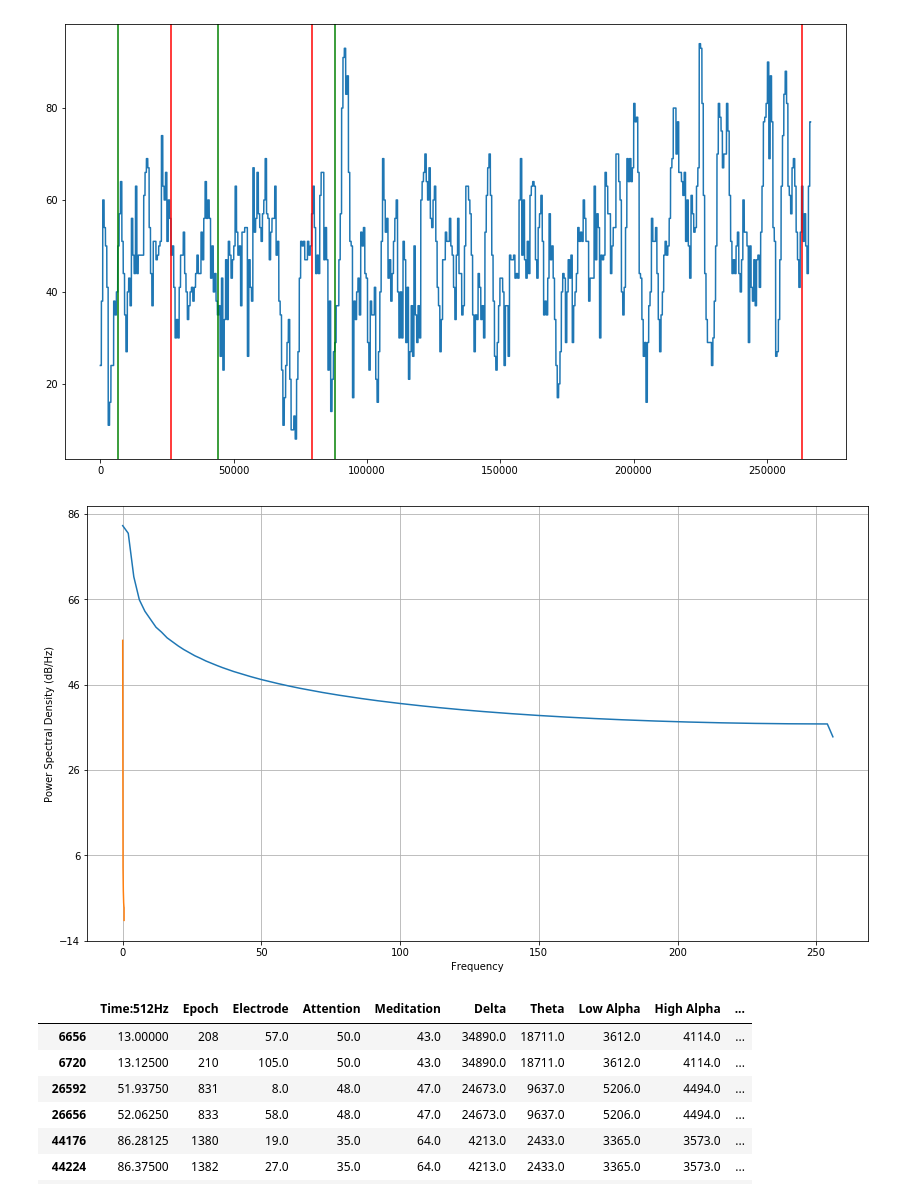
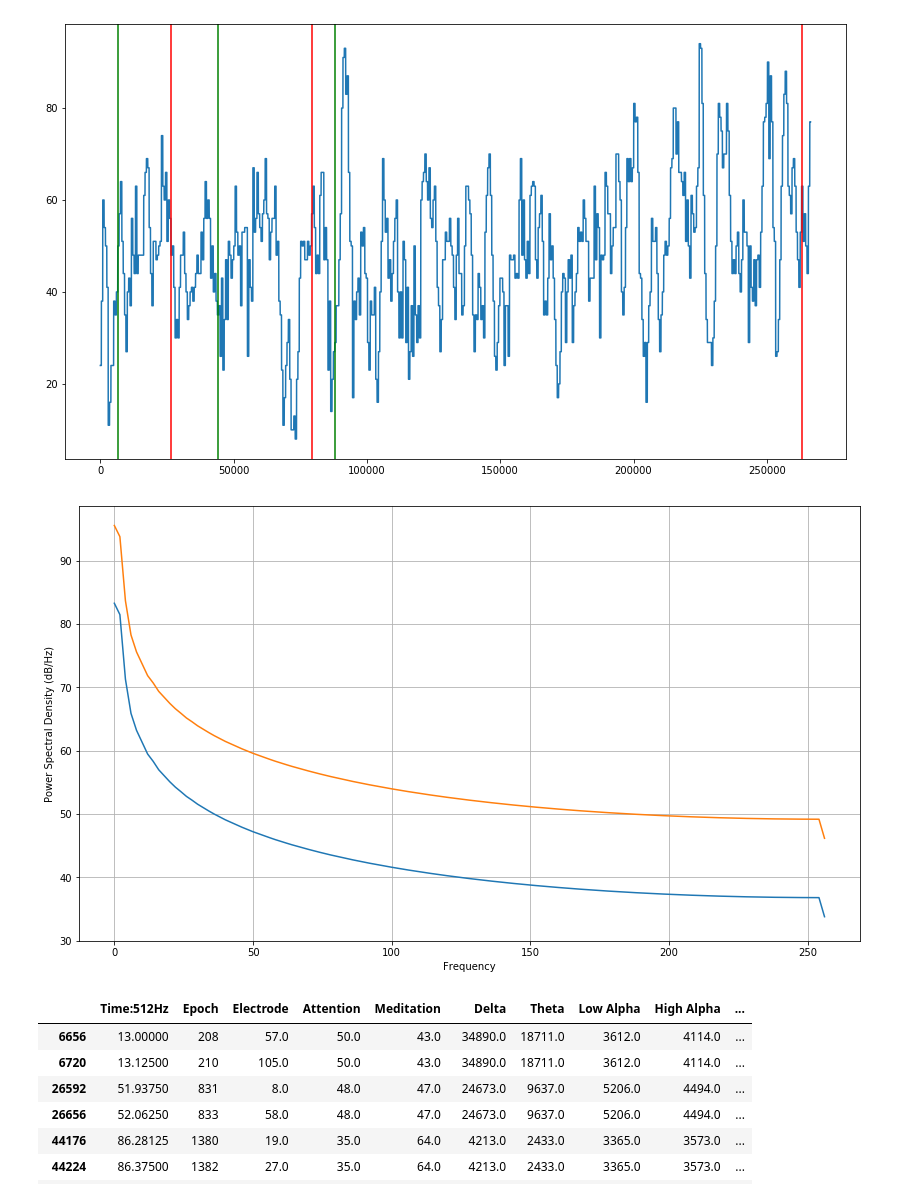
Before and after one commit to c1rowe/cogs189final, a Jupyter notebook: data_exploration.ipynb, the cells around one changed output. Cells and saved outputs as stored; diff of their text form; code cells hidden in the pictures.

```diff
--- a/data_exploration.ipynb
+++ b/data_exploration.ipynb
@@ -38,10 +39,10 @@ plt.show()
 # %%
 plt.figure(figsize=(14,8))
 plt.psd(df['Low Alpha'], Fs=512)
-plt.psd(df['Attention'], Fs=1)
+plt.psd(df['Theta'], Fs=512)
 plt.show()
 # %% [output]
-[figure, old version]
+[figure, new version]
 # %%
 df[df['Event Id'].notna()]
 # %% [output]
```
Also changed, not shown: parts of 16 cells of this notebook.
